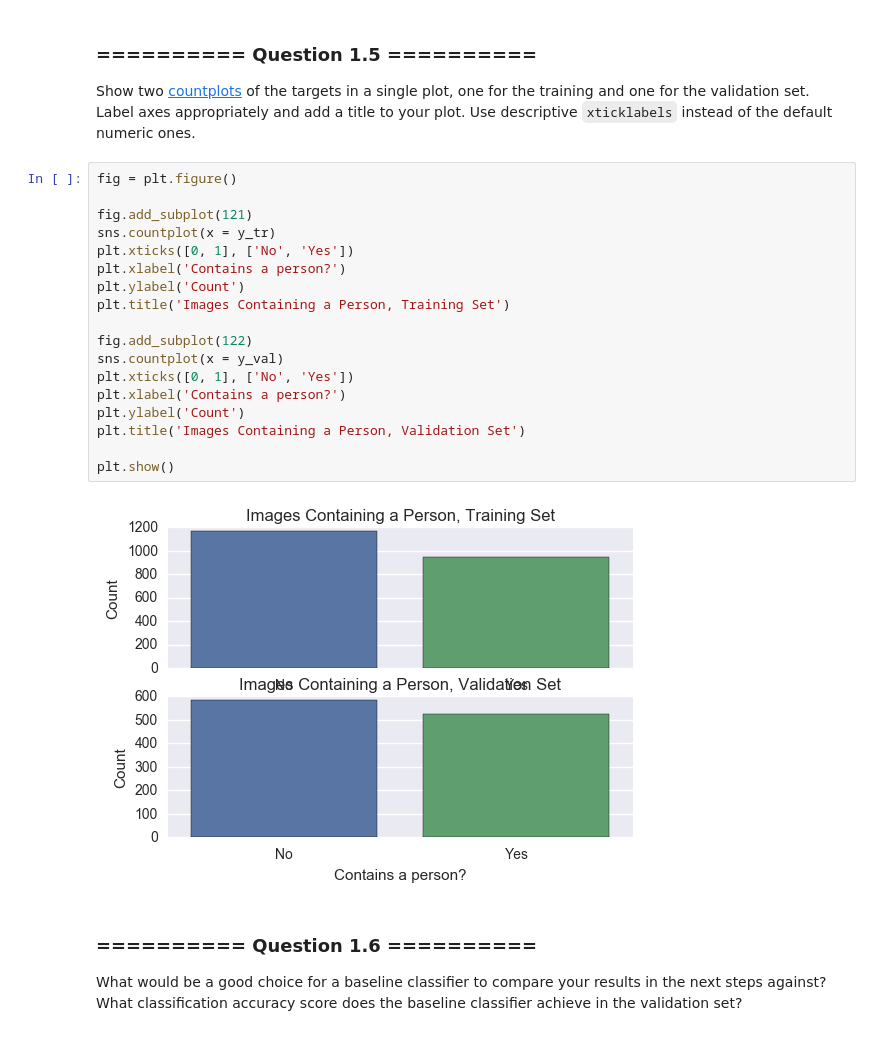
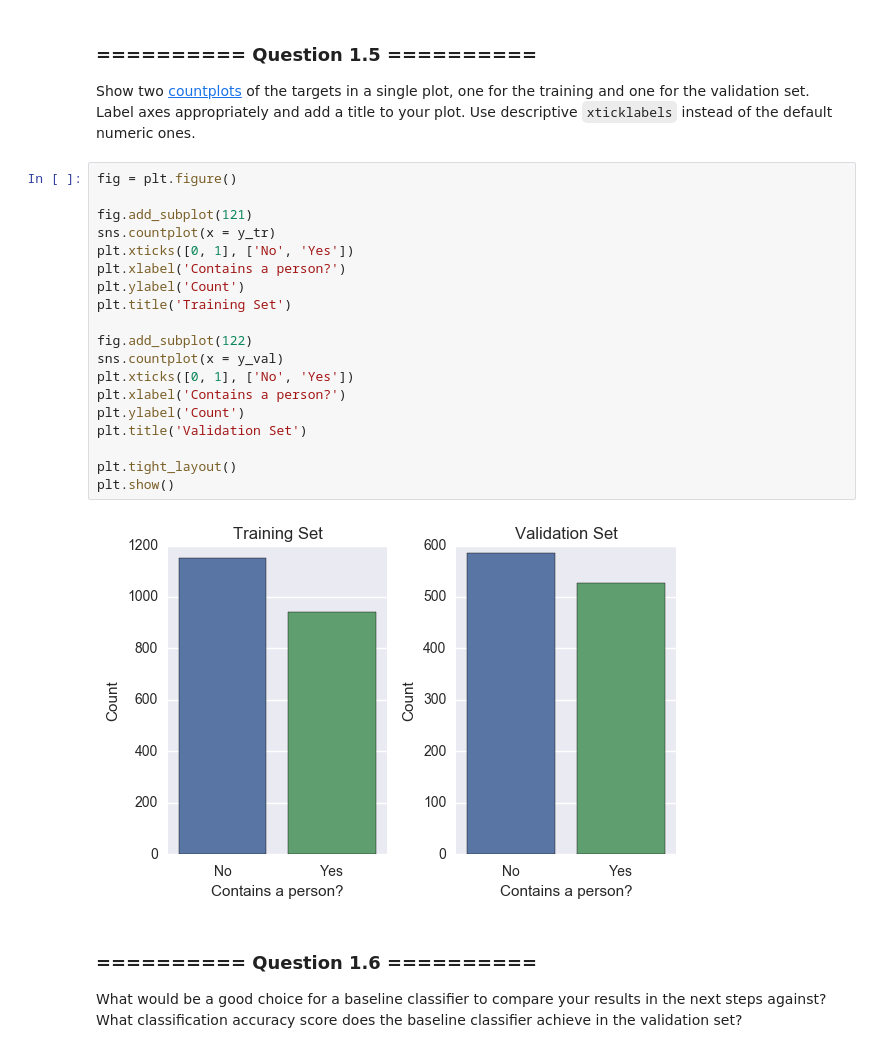
Before and after one commit to repogit44/iaml-4, a Jupyter notebook: 07_Assignment_3.ipynb, the cells around one changed output. Saved outputs shown, nothing was run; the diff lists cells and outputs as text.

```diff
--- a/07_Assignment_3.ipynb
+++ b/07_Assignment_3.ipynb
@@ -156,23 +156,24 @@ Show two [countplots](https://seaborn.github.io/generated/seaborn.countplot.html
 # %%
 fig = plt.figure()
 
 fig.add_subplot(121)
 sns.countplot(x = y_tr)
 plt.xticks([0, 1], ['No', 'Yes'])
 plt.xlabel('Contains a person?')
 plt.ylabel('Count')
-plt.title('Images Containing a Person, Training Set')
+plt.title('Training Set')
 
 fig.add_subplot(122)
 sns.countplot(x = y_val)
 plt.xticks([0, 1], ['No', 'Yes'])
 plt.xlabel('Contains a person?')
 plt.ylabel('Count')
-plt.title('Images Containing a Person, Validation Set')
+plt.title('Validation Set')
 
+plt.tight_layout()
 plt.show()
 # %% [output]
-[figure, old version]
+[figure, new version]
 # %% [markdown]
 ### ========== Question 1.6 ==========
 What would be a good choice for a baseline classifier to compare your results in the next steps against? What classification accuracy score does the baseline classifier achieve in the validation set?
```
Also changed, not shown: parts of 24 cells of this notebook, 1 other file.
